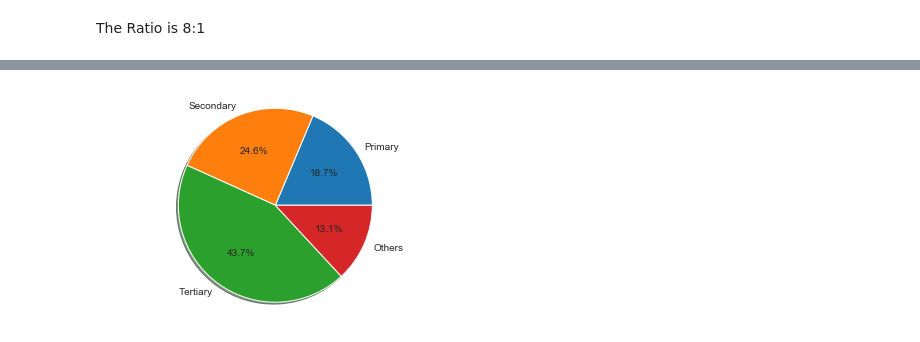
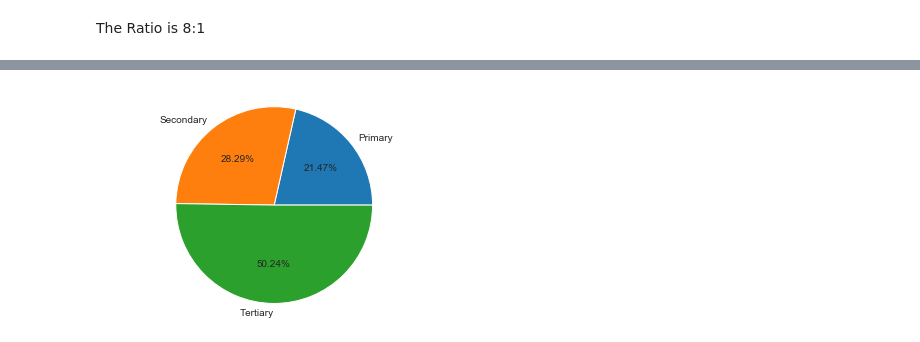
Before and after one commit to santosh12678/DS2019, a Jupyter notebook: Assignment EDA Part 01 - B.ipynb, the cells around one changed output, grey strips where cells are left out. Drawn from its saved outputs; the diff is of its cells as text; code cells hidden in the pictures.

```diff
--- a/Assignment EDA Part 01 - B.ipynb
+++ b/Assignment EDA Part 01 - B.ipynb
@@ -234,16 +256,18 @@ all_states_detail_df
 # %%
-# pie chart of workers
-labels = ['Primary', 'Secondary', 'Tertiary', 'Others']
+# pie chart of
+labels = ['Primary', 'Secondary', 'Tertiary']
+
 sizes = [all_states_detail_df.loc["Primary","Total Contibution"],
          all_states_detail_df.loc["Secondary","Total Contibution"],
          all_states_detail_df.loc["Tertiary","Total Contibution"],
-         all_states_detail_df.loc["Taxes on Products","Total Contibution"] + all_states_detail_df.loc["Subsidies on products","Total Contibution"]
+         #all_states_detail_df.loc["Taxes on Products","Total Contibution"] - all_states_detail_df.loc["Subsidies on products","Total Contibution"]
 
         ]
-# print(sizes) # adds up to 1433, which is the total number of participants
+
 fig1, ax1 = plt.subplots()
-ax1.pie(sizes, labels=labels, autopct='%1.1f%%', shadow=True)
+
+ax1.pie(sizes, labels=labels, autopct='%1.2f%%', shadow=False)
 ax1.axis('equal')
 plt.show()
 # %% [output]
-[figure, old version]
+[figure, new version]
```
Also changed, not shown: parts of 3 cells of this notebook, 1 other file.
